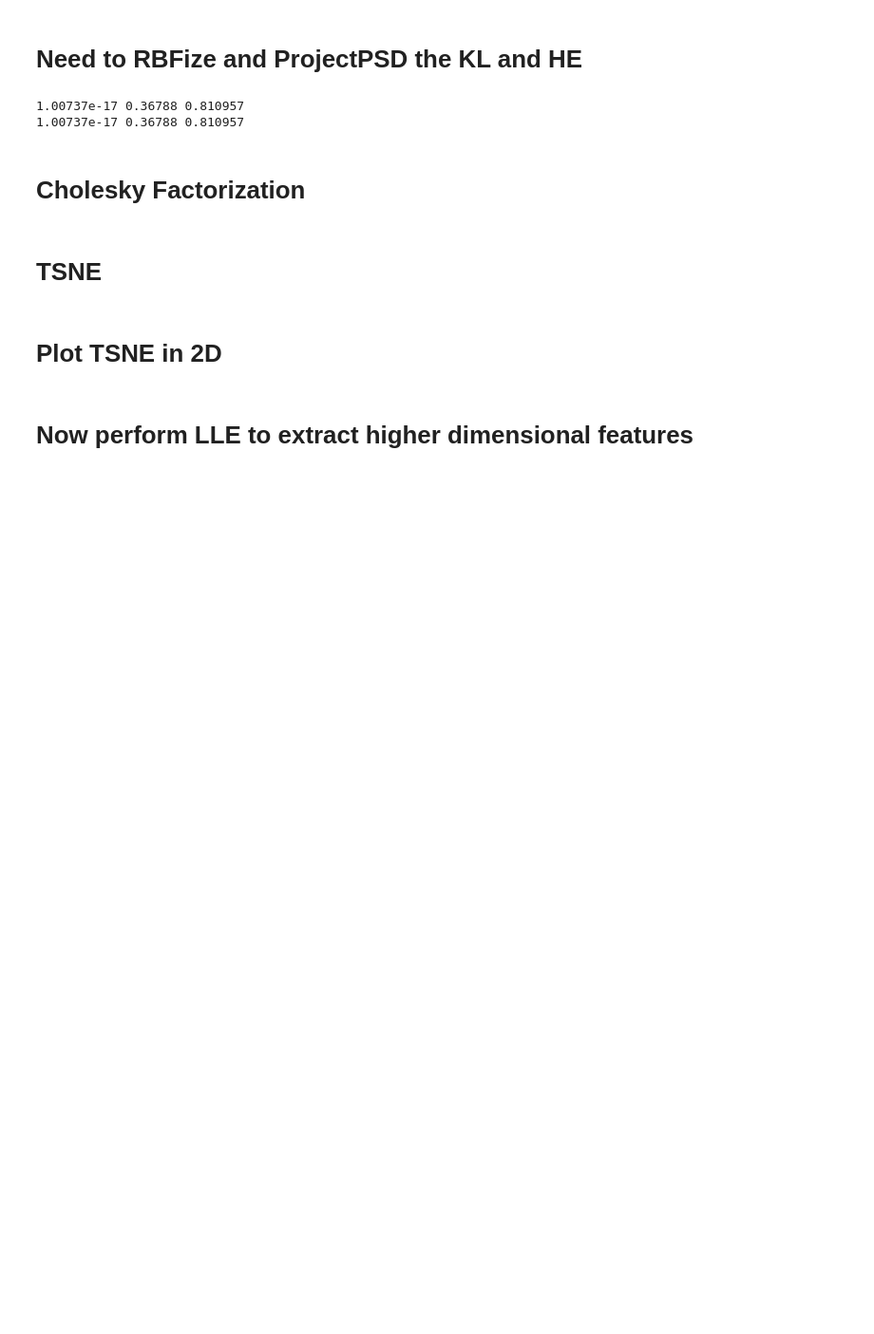
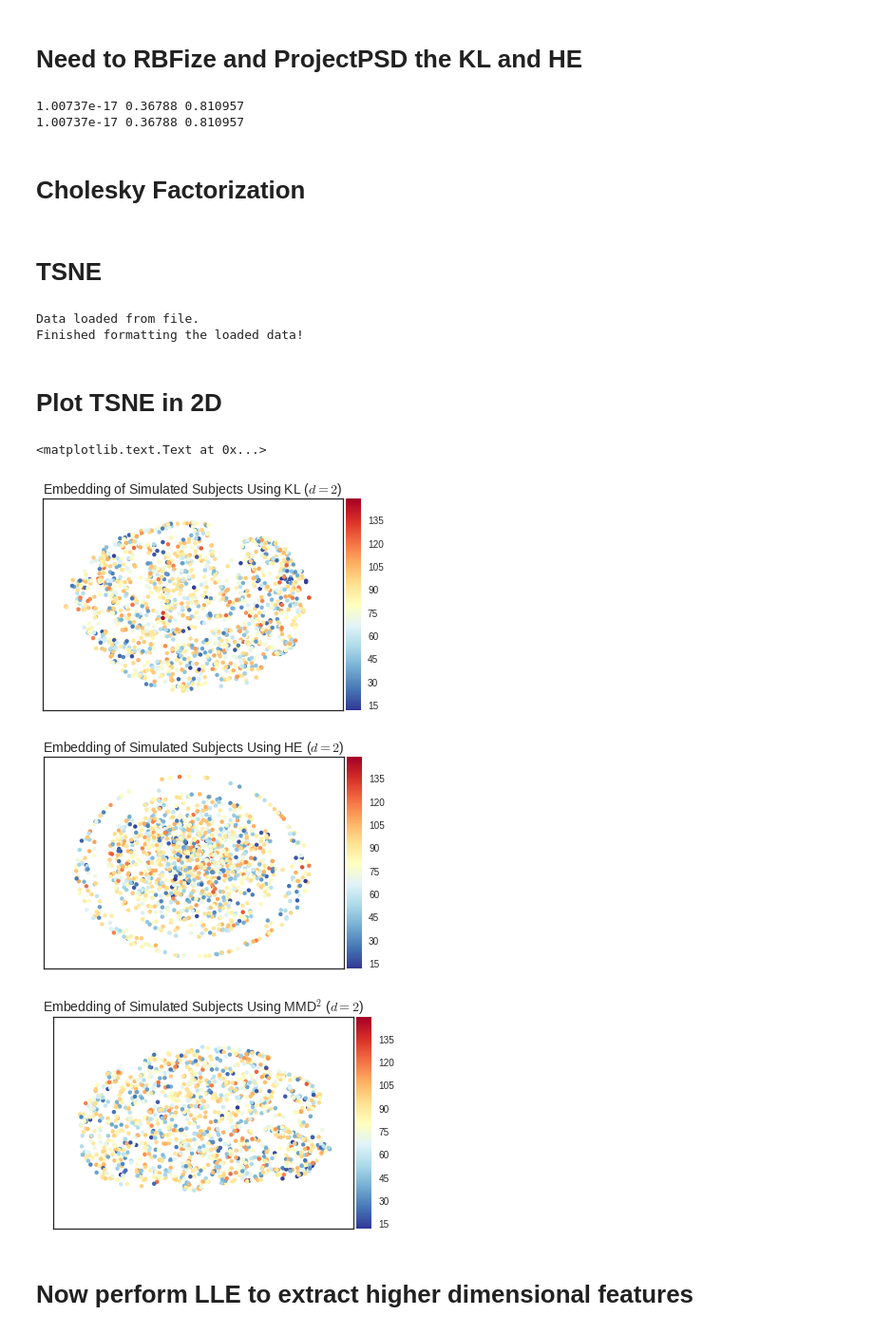
Before and after one commit to sumedhasingla/COPDImageAnalysis, a Jupyter notebook: notebooks/kernelEvaluation3Div.ipynb, the cells around one changed output. Shown at 95% size. Saved outputs shown, nothing was run; the diff lists cells and outputs as text; code cells hidden in the pictures; blank space fills up the shorter version.

```diff
--- a/notebooks/kernelEvaluation3Div.ipynb
+++ b/notebooks/kernelEvaluation3Div.ipynb
@@ -175,18 +228,3 @@ kernelMMD = mmd_sym
-# %%
-# Paths for the simulated data
-kernelFN = rootPath+"kernel-2000-sym-v2"
-# kernelFN = "/home/jms565/Research/COPDImageAnalysis/simulatedData/kernel-2000-sym-pix-kl"
-kl_sym = loadSimilarities(kernelFN)
-kernelFN = rootPath+"kernel-2000-sym-he"
-# kernelFN = "/home/jms565/Research/COPDImageAnalysis/simulatedData/kernel-2000-sym-pix-he"
-he_sym = loadSimilarities(kernelFN)
-
-kernelFN = rootPath+"kernel-matrix-mmd-gammas-1-med"
-mmd_sym = loadSimilarities(kernelFN)
-
-assert (kl_sym == kl_sym.T).all()
-assert (he_sym == he_sym.T).all()
-assert (mmd_sym == mmd_sym.T).all()
 # %% [markdown]
 # Need to RBFize and ProjectPSD the KL and HE
 # %%
@@ -218,57 +256,68 @@ kernelMMD = mmd_sym
 regParam = 1e-3
 hidimKL = np.linalg.cholesky(kernelKL+(regParam*np.eye(kernelKL.shape[0])))
 hidimHE = np.linalg.cholesky(kernelHE+(regParam*np.eye(kernelHE.shape[0])))
-# hidimMMD = np.linalg.cholesky(kernelMMD+(regParam*np.eye(kernelMMD.shape[0])))
+hidimMMD = np.linalg.cholesky(kernelMMD+(regParam*np.eye(kernelMMD.shape[0])))
 # %% [markdown]
 # TSNE
 # %%
 tsne = manifold.TSNE(n_components=2, init='pca', random_state=0)  #
 tSNEKL = tsne.fit_transform(hidimKL)   # hidim is the cholesky factorization
 tSNEHE = tsne.fit_transform(hidimHE)
-# tSNEMMD = tsne.fit_transform(hidimMMD)
+tSNEMMD = tsnrbf = RBFize(gamma=1, scale_by_median=False)e.fit_transform(hidimMMD)
 # %%
-patientsFN = rootPath+"simulatedSubjects"
+# patientsFN = rootPath+"simulatedSubjects"
 # patientsFN = "/pylon2/ms4s88p/jms565/projects/MNISTSubjects/simulatedSubjects"
-subjIds, numAbnormalNodes, loadedFeats = loadSimFeats(patientsFN)
+# subjIds, numAbnormalNodes, loadedFeats = loadSimFeats(patientsFN)
+
+subjIds, FEV1s = loadFEV1(rootPath+"learnedFeatures.shelve")
+subjFeatures = loadFeatures(rootPath+"learnedFeatures.data.p")
+# %% [output]
+Data loaded from file.
+Finished formatting the loaded data!
 # %% [markdown]
 # Plot TSNE in 2D
 # %%
 permIdx = np.random.permutation(range(len(subjIds)))
 N = 2000
 tSNEKL_subset = tSNEKL[permIdx[:N]]
 tSNEHE_subset = tSNEHE[permIdx[:N]]
 tSNEMMD_subset = tSNEMMD[permIdx[:N]]
-subjClasses_subset = numAbnormalNodes[permIdx[:N]]
+subjClasses_subset = FEV1s[permIdx[:N]]
 
 # Plot KL
 with sns.axes_style("white"):
     f, ax1 = plt.subplots()
 plotLowDimWithColor(tSNEKL_subset, subjClasses_subset, ax=ax1, plotTitle='tSNE', markerSize=20)
-ax1.set_xlim([-22,20])
-ax1.set_ylim([-18,20])
+ax1.set_xlim([-14,14])
+ax1.set_ylim([-14,14])
 ax1.set_title('Embedding of Simulated Subjects Using KL ($d=2$)',fontsize=14)
 
 # f.savefig("tsne-kl-v1.pdf", bbox_inches='tight')
 
 # Plot HE
 with sns.axes_style("white"):
     f, ax1 = plt.subplots()
 plotLowDimWithColor(tSNEHE_subset, subjClasses_subset, ax=ax1, plotTitle='tSNE', markerSize=20)
-ax1.set_xlim([-18,16])
-ax1.set_ylim([-20,16])
+ax1.set_xlim([-13,13])
+ax1.set_ylim([-10,13])
 ax1.set_title('Embedding of Simulated Subjects Using HE ($d=2$)',fontsize=14)
 
 # f.savefig("tsne-he-v1.pdf", bbox_inches='tight')
 
 # Plot MMD
 with sns.axes_style("white"):
     f, ax1 = plt.subplots()
 plotLowDimWithColor(tSNEMMD_subset, subjClasses_subset, ax=ax1, plotTitle='tSNE', markerSize=20)
-ax1.set_xlim([-15,15])
-ax1.set_ylim([-20,20])
+ax1.set_xlim([-14,14])
+ax1.set_ylim([-16,16])
 ax1.set_title('Embedding of Simulated Subjects Using MMD$^2$ ($d=2$)',fontsize=14)
 
 # f.savefig("tsne-mmd-v1.pdf", bbox_inches='tight')
+# %% [output]
+<matplotlib.text.Text at 0x...>
+[figure, added]
+[figure, added]
+[figure, added]
 # %% [markdown]
 # Now perform LLE to extract higher dimensional features
 # %%
```
Also changed, not shown: parts of 4 cells of this notebook, 7 other files.
